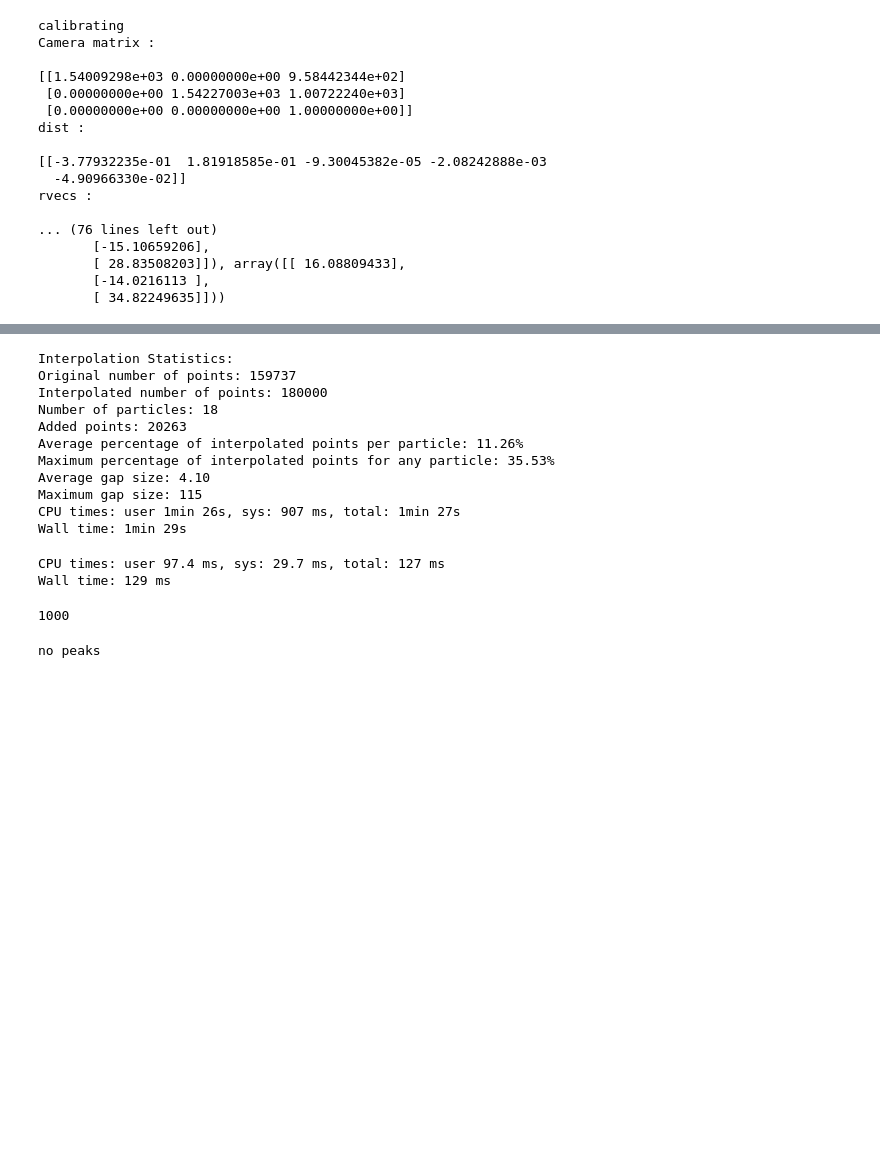
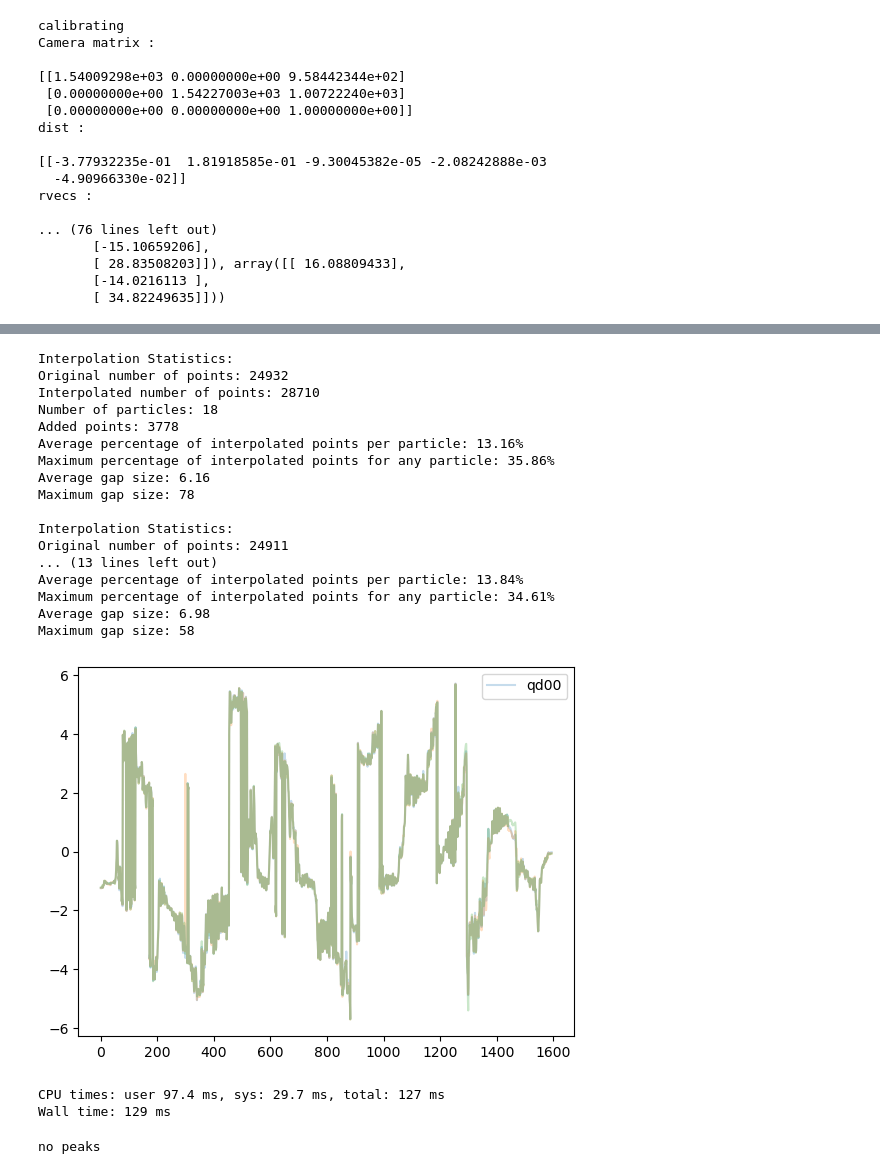
Before and after one commit to alexleffell/tplax_robot_scripts, a Jupyter notebook: apriltag_tracker.ipynb, the cells around one changed output, grey strips where cells are left out. Saved outputs shown, nothing was run; the diff lists cells and outputs as text; code cells hidden in the pictures; blank space fills up the shorter version.

```diff
--- a/apriltag_tracker.ipynb
+++ b/apriltag_tracker.ipynb
@@ -9,7 +9,7 @@ import numpy as np
 from matplotlib import pyplot as plt
 import ffmpeg
 from pupil_apriltags import Detector
-import opencv_jupyter_ui as jcv2
+# import opencv_jupyter_ui as jcv2
 # from google.colab.patches import cv2_imshow
 import os
 import re
@@ -26,6 +26,10 @@ import ipywidgets as widgets
 from pathlib import Path
 from IPython.display import display, clear_output
 
+from matplotlib import rcParams
+
+rcParams['animation.ffmpeg_path'] = '/opt/miniconda3/envs/tplax_env/bin/ffmpeg'
+
 dist_coeffs = np.array([-3.77932235e-01,  1.81918585e-01, -9.30045382e-05,
                         -2.08242888e-03,  -4.90966330e-02])
 camera_matrix = np.array([[1.54009298e+03, 0.00000000e+00, 9.58442344e+02],
@@ -343,6 +347,8 @@ def generate_dataframe(file, total_frames, fps, n_nodes=7, dual=True):
                 except:
                     pass
             robot_list.append(row)
+
+
             # get corner locations
             for n in range(len(corner_ids)):
                 try:
@@ -352,7 +358,7 @@ def generate_dataframe(file, total_frames, fps, n_nodes=7, dual=True):
                     pass
 
         for n in range(len(corner_ids)):
-            corner_locs.append( tuple(np.mean(values) for values in zip(*corners[n])))
+            corner_locs.append( tuple(float(np.mean(values)) for values in zip(*corners[n])))
 
     else:
         for t in range(total_frames):
@@ -941,19 +941,37 @@ df = pd.DataFrame(results)
 df.to_csv(core_path + ".csv", index=False)
 print("Processing complete.")
 # %%
-%time df = generate_dataframe('./Data/013025/013025_tape.csv', total_frames=10000, fps=fps, dual=True)
+df_qd00 = generate_dataframe('/Users/alexleffell/Documents/PhD/tplax/Data/020325/020325_clipped_2.csv', total_frames=total_frames, fps=fps, dual=True)
+df_qs00 = generate_dataframe('/Users/alexleffell/Documents/PhD/tplax/Data/020325/020325_clipped_2_qs00.csv', total_frames=total_frames, fps=fps, dual=True)
+df_qs08 = generate_dataframe('/Users/alexleffell/Documents/PhD/tplax/Data/020325/020325_clipped_2_qs08.csv', total_frames=total_frames, fps=fps, dual=True)
 # %% [output]
 Interpolation Statistics:
-Original number of points: 159737
-Interpolated number of points: 180000
+Original number of points: 24932
+Interpolated number of points: 28710
 Number of particles: 18
-Added points: 20263
-Average percentage of interpolated points per particle: 11.26%
-Maximum percentage of interpolated points for any particle: 35.53%
-Average gap size: 4.10
-Maximum gap size: 115
-CPU times: user 1min 26s, sys: 907 ms, total: 1min 27s
-Wall time: 1min 29s
+Added points: 3778
+Average percentage of interpolated points per particle: 13.16%
+Maximum percentage of interpolated points for any particle: 35.86%
+Average gap size: 6.16
+Maximum gap size: 78
+
+Interpolation Statistics:
+Original number of points: 24911
+... (13 lines left out)
+Average percentage of interpolated points per particle: 13.84%
+Maximum percentage of interpolated points for any particle: 34.61%
+Average gap size: 6.98
+Maximum gap size: 58
+# %%
+n = 3
+plt.figure()
+plt.plot(df_qd00[f'{n}_angle'],alpha = 0.25, label="qd00")
+plt.plot(df_qs00[f'{n}_angle'], alpha = 0.25)
+plt.plot(df_qs08[f'{n}_angle'], alpha = 0.25)
+plt.legend()
+plt.show()
+# %% [output]
+[figure, added]
 # %%
 %time robot = read_csv_comments('./Data/013025/013025_tape_robot.csv')
 C = [(0,1),(0,2),(0,3),(0,4),(0,5),(0,6),(1,2),(2,3),(3,4),(4,5),(5,6),(6,1)]
@@ -961,10 +979,6 @@ df = generate_spring_displacement_df(robot, C)
 # %% [output]
 CPU times: user 97.4 ms, sys: 29.7 ms, total: 127 ms
 Wall time: 129 ms
-# %%
-len(df)
-# %% [output]
-1000
 # %%
 n = 10
 plot_fft(np.array(df[df.columns[n]])-np.mean(df[df.columns[n]]))
```
Also changed, not shown: parts of 1 cell of this notebook, 4 other files.
